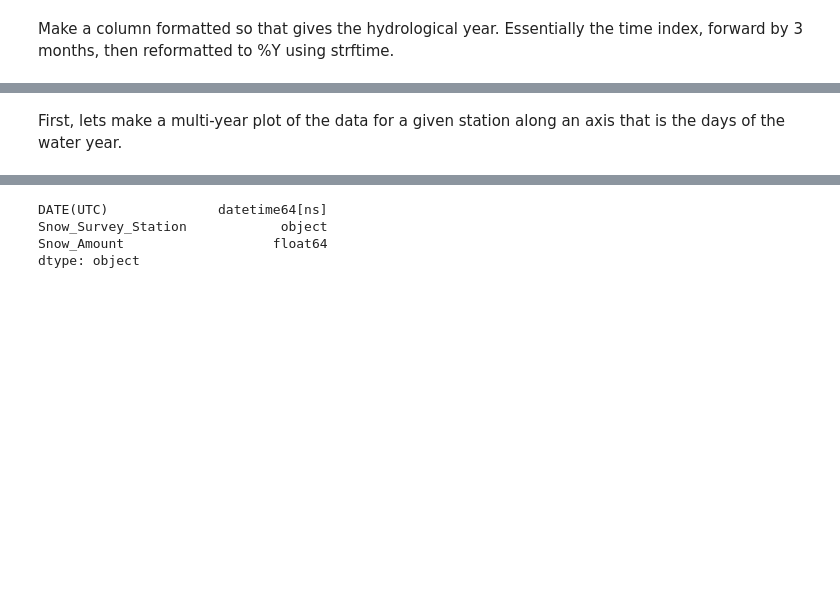
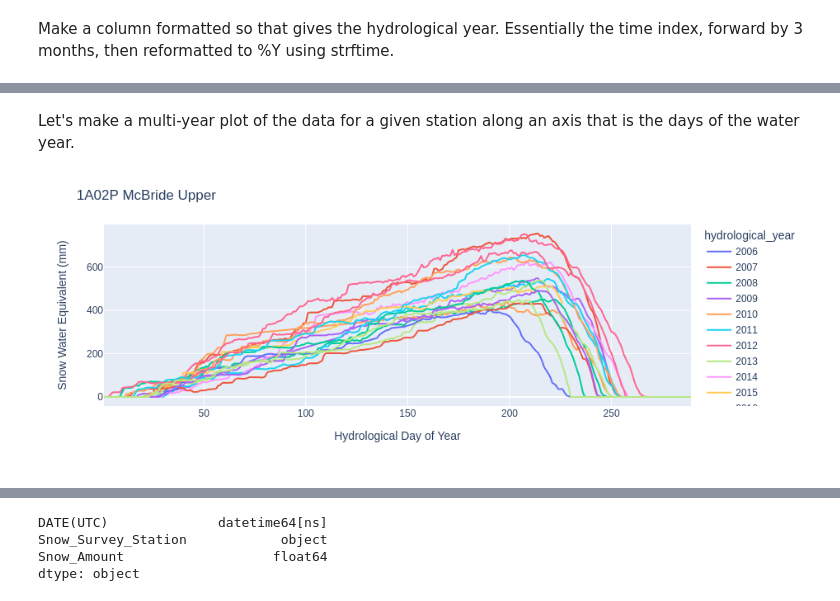
Before and after one commit to faronium/snowapp, a Jupyter notebook: snow.ipynb, the cells around one changed output, grey strips where cells are left out. Cells and saved outputs as stored; diff of their text form; code cells hidden in the pictures; blank space fills up the shorter version.

```diff
--- a/snow.ipynb
+++ b/snow.ipynb
@@ -115,11 +99,11 @@ df['hydrological_year'] = df.index + pd.Timedelta("92 day")
 df['hydrological_year'] = df['hydrological_year'].apply(datetimepandas)
 #df['hydrological_year'] = df['hydrological_year'].astype(int)
 # %%
-index = pd.MultiIndex.from_frame(df[['hydrological_year','jday']])
-#df['datetime'] = df.index
-#df.index = df['jday']
-subdf = df[['1A02P McBride Upper','hydrological_year','jday']]
-subdf_pivoted = pd.pivot_table(subdf,index=["jday"],columns="hydrological_year",values="1A02P McBride Upper")
-subdf_pivoted.plot()
-#df['1A02P McBride Upper'].plot()
+
+#index = pd.MultiIndex.from_frame(df[['hydrological_year','hydrodoy']])
+subdf = df[['1A02P McBride Upper','hydrological_year','hydrodoy']]
+subdf_pivoted = pd.pivot_table(subdf,index=["hydrodoy"],columns="hydrological_year",values="1A02P McBride Upper")
+
+#Sample plotting
+#subdf_pivoted.loc[0:289,:].plot(xlabel='Hydrological Day of the Year', ylabel='Snow Water Equivalent (mm)')
 # %% [output]
@@ -141,2 +124,2 @@ print (mindate,maxdate,minyear,maxyear)
 # %% [markdown]
-First, lets make a multi-year plot of the data for a given station along an axis that is the days of the water year.
+Let's make a multi-year plot of the data for a given station along an axis that is the days of the water year.
@@ -145,0 +126,8 @@ First, lets make a multi-year plot of the data for a given station along an axis
+# %%
+fig = px.line(subdf_pivoted.loc[0:289,:],)
+fig.update_layout(title="1A02P McBride Upper",
+                   xaxis_title="Hydrological Day of Year",
+                   yaxis_title="Snow Water Equivalent (mm)")
+fig.show()
+# %% [output]
+[figure, added]
```
Also changed, not shown: parts of 10 cells of this notebook.
